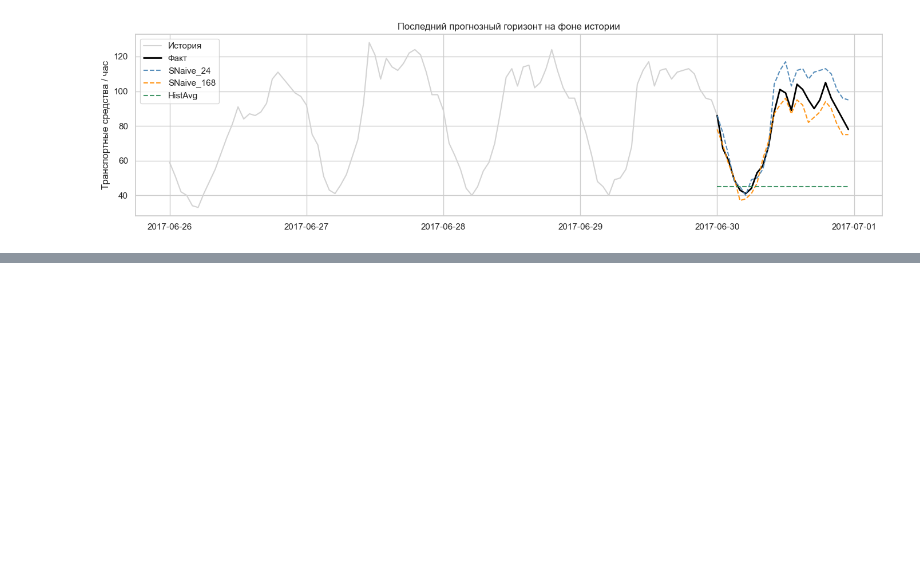
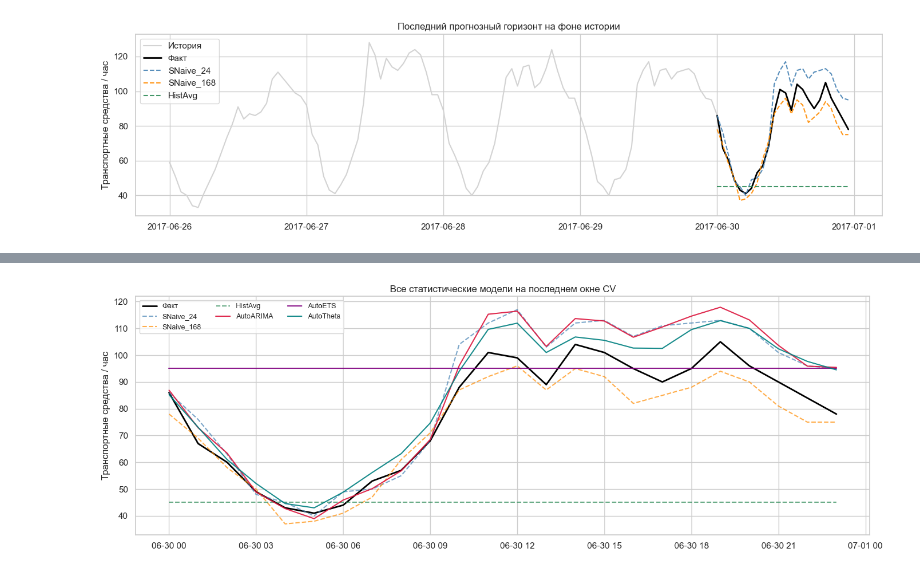
Before and after one commit to AinurGalimzyanov/TrafficForecasting, a Jupyter notebook: notebooks/analysis.ipynb, the cells around one changed output, grey strips where cells are left out. Drawn from its saved outputs; the diff is of its cells as text; code cells hidden in the pictures; blank space fills up the shorter version.

Commit message:
Статистика: AutoARIMA/AutoETS/AutoTheta, сравнение и анализ остатков

```diff
--- a/notebooks/analysis.ipynb
+++ b/notebooks/analysis.ipynb
@@ -500,0 +514,7 @@ plt.show()
+# %%
+# Урезаем историю для AutoARIMA/AutoETS/AutoTheta
+TAIL_DAYS_AUTO = 60
+TAIL_ROWS_AUTO = TAIL_DAYS_AUTO * 24
+sf_df_auto = sf_df.tail(TAIL_ROWS_AUTO).reset_index(drop=True)
+print(f'Обучающая выборка для авто-моделей: {len(sf_df_auto)} точек '
+      f'({sf_df_auto["ds"].min()} — {sf_df_auto["ds"].max()})')
@@ -500,0 +556,4 @@ plt.show()
+# %%
+auto_cols = ['AutoARIMA', 'AutoETS', 'AutoTheta']
+scores_auto = score_cv(cv_auto, auto_cols)
+scores_auto
@@ -500,0 +583,19 @@ plt.show()
+# %%
+# Визуальное сравнение прогнозов всех моделей на последнем окне
+# У бейзлайнов и авто-моделей cutoff совпадает, поэтому можно объединить
+last_cutoff_auto = cv_auto['cutoff'].max()
+lw_auto = cv_auto[cv_auto['cutoff'] == last_cutoff_auto]
+
+fig, ax = plt.subplots(figsize=(14, 5))
+ax.plot(last_window['ds'], last_window['y'], color='black', linewidth=2, label='Факт')
+for m, c in zip(baseline_cols, ['steelblue', 'darkorange', 'seagreen']):
+    ax.plot(last_window['ds'], last_window[m], '--', color=c, label=m, alpha=0.7)
+for m, c in zip(auto_cols, ['crimson', 'purple', 'teal']):
+    ax.plot(lw_auto['ds'], lw_auto[m], '-', color=c, label=m, alpha=0.9)
+ax.set_title('Все статистические модели на последнем окне CV')
+ax.set_ylabel('Транспортные средства / час')
+ax.legend(ncol=3, fontsize=9)
+plt.tight_layout()
+plt.show()
+# %% [output]
+[figure, added]
```
Also changed, not shown: parts of 13 cells of this notebook.
